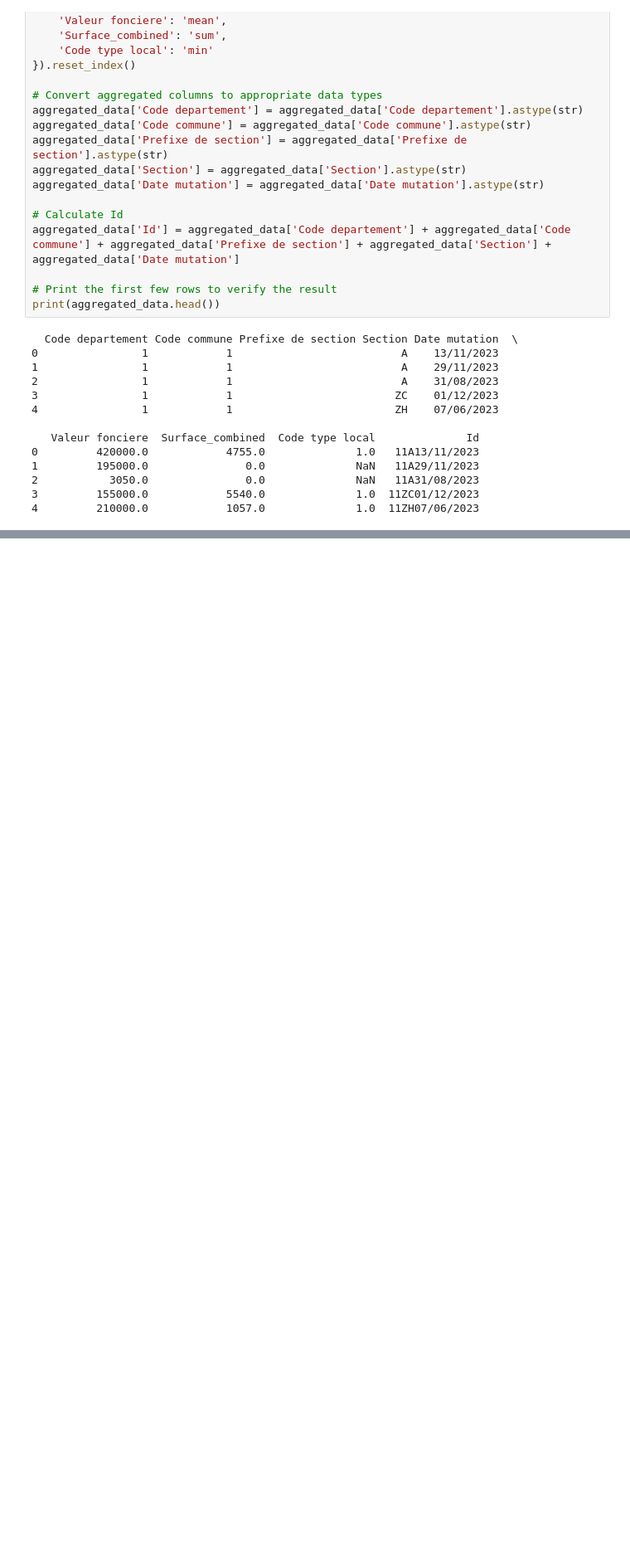
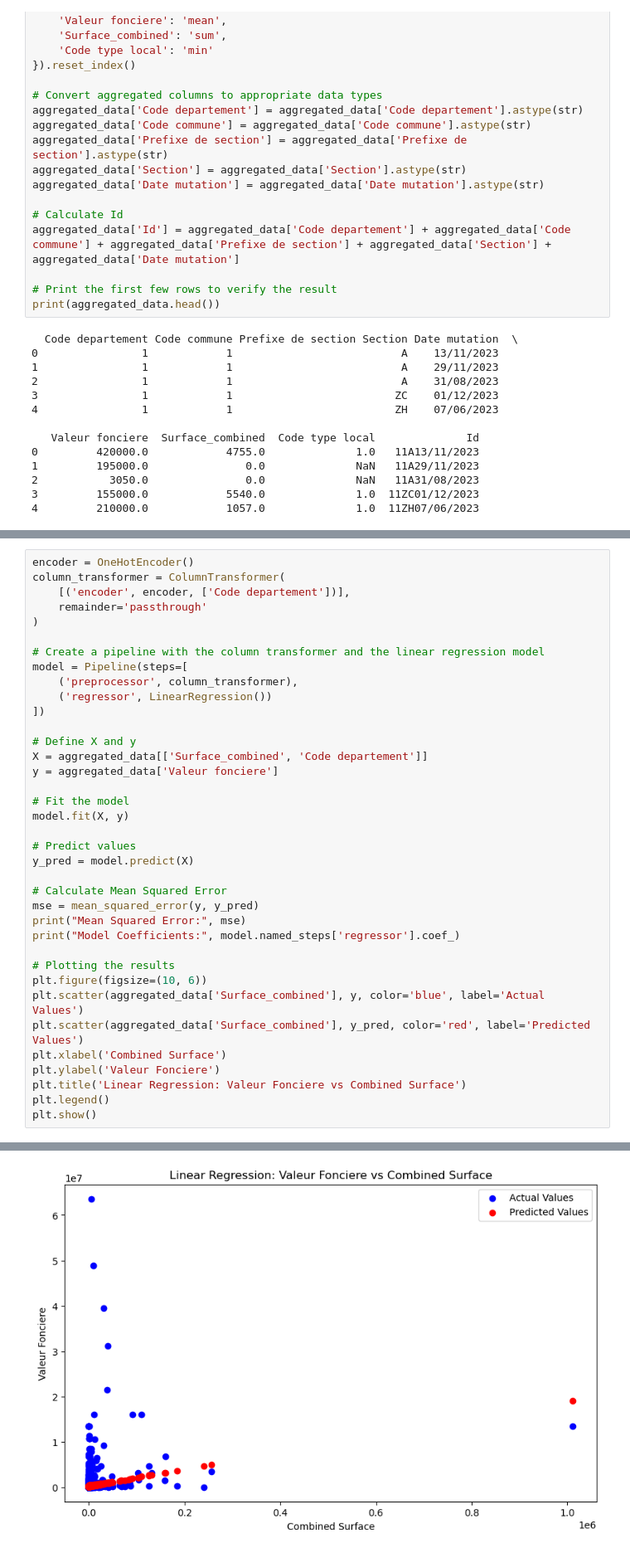
Before and after one commit to ktzkvin/Mastercamp, a Jupyter notebook: MasterCamp_TD_Project.ipynb, the cells around one changed output, grey strips where cells are left out. Shown at 83% size. Drawn from its saved outputs; the diff is of its cells as text; blank space fills up the shorter version.

Commit message:
linear regression graphs

```diff
--- a/MasterCamp_TD_Project.ipynb
+++ b/MasterCamp_TD_Project.ipynb
@@ -237,0 +391,38 @@ Name: Valeur fonciere, dtype: float64
+# %%
+encoder = OneHotEncoder()
+column_transformer = ColumnTransformer(
+    [('encoder', encoder, ['Code departement'])],
+    remainder='passthrough'
+)
+
+# Create a pipeline with the column transformer and the linear regression model
+model = Pipeline(steps=[
+    ('preprocessor', column_transformer),
+    ('regressor', LinearRegression())
+])
+
+# Define X and y
+X = aggregated_data[['Surface_combined', 'Code departement']]
+y = aggregated_data['Valeur fonciere']
+
+# Fit the model
+model.fit(X, y)
+
+# Predict values
+y_pred = model.predict(X)
+
+# Calculate Mean Squared Error
+mse = mean_squared_error(y, y_pred)
+print("Mean Squared Error:", mse)
+print("Model Coefficients:", model.named_steps['regressor'].coef_)
+
+# Plotting the results
+plt.figure(figsize=(10, 6))
+plt.scatter(aggregated_data['Surface_combined'], y, color='blue', label='Actual Values')
+plt.scatter(aggregated_data['Surface_combined'], y_pred, color='red', label='Predicted Values')
+plt.xlabel('Combined Surface')
+plt.ylabel('Valeur Fonciere')
+plt.title('Linear Regression: Valeur Fonciere vs Combined Surface')
+plt.legend()
+plt.show()
+# %% [output]
@@ -237,0 +446 @@ Name: Valeur fonciere, dtype: float64
+[figure, added]
```
Also changed, not shown: parts of 11 cells of this notebook.
